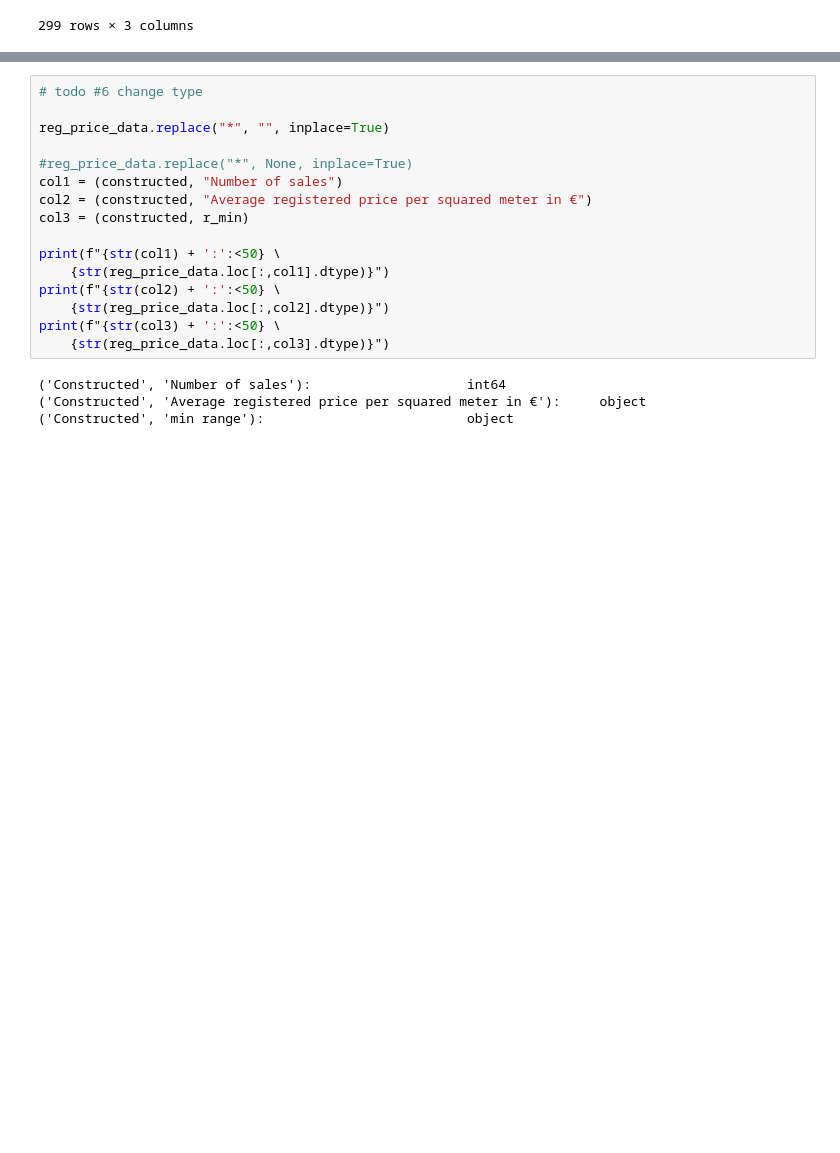
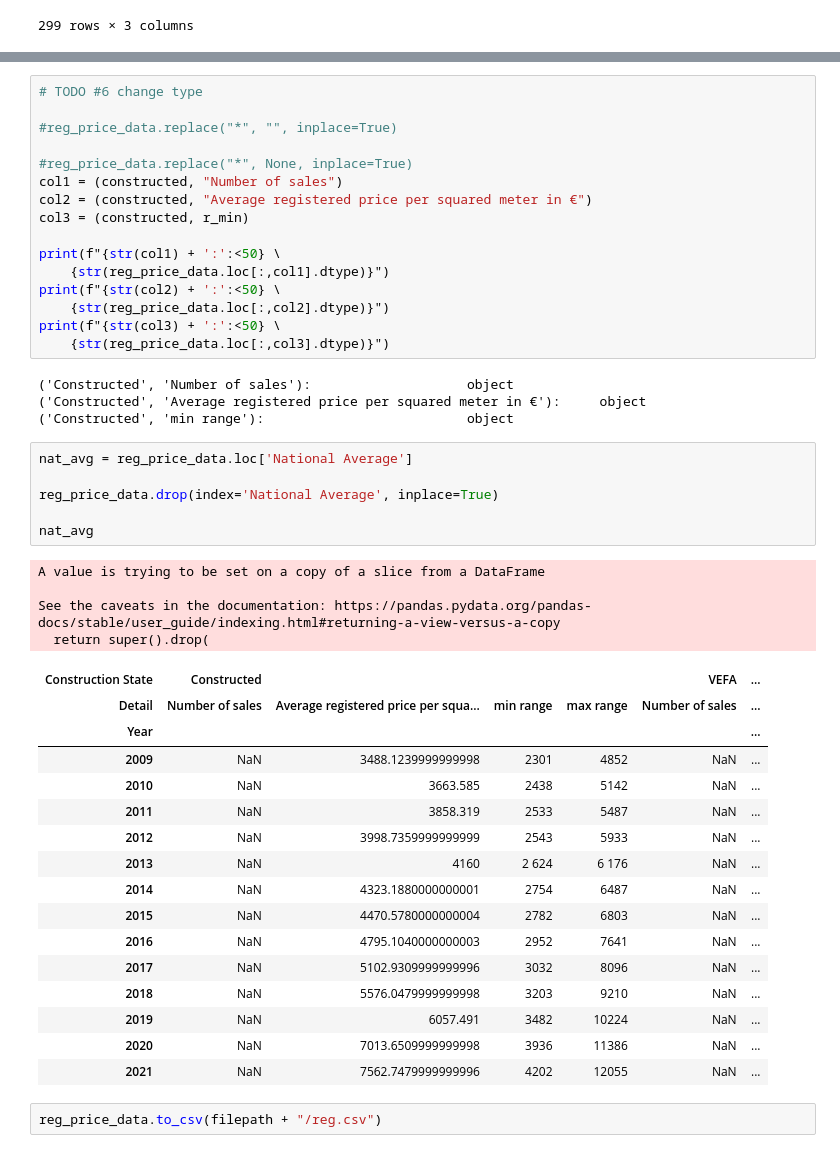
Before and after one commit to Dawreen/data-analytics-challenge, a Jupyter notebook: notebook_analysis.ipynb, the cells around one changed output, grey strips where cells are left out. Drawn from its saved outputs; the diff is of its cells as text; blank space fills up the shorter version.

```diff
--- a/notebook_analysis.ipynb
+++ b/notebook_analysis.ipynb
@@ -393,7 +328,7 @@ reg_price_data
 # %%
-# todo #6 change type
+# TODO #6 change type
 
-reg_price_data.replace("*", "", inplace=True)
+#reg_price_data.replace("*", "", inplace=True)
 
 #reg_price_data.replace("*", None, inplace=True)
 col1 = (constructed, "Number of sales")
@@ -407,6 +342,35 @@ print(f"{str(col2) + ':':<50} \
 print(f"{str(col3) + ':':<50} \
     {str(reg_price_data.loc[:,col3].dtype)}")
 # %% [output]
-('Constructed', 'Number of sales'):                    int64
+('Constructed', 'Number of sales'):                    object
 ('Constructed', 'Average registered price per squared meter in €'):     object
 ('Constructed', 'min range'):                          object
+# %%
+nat_avg = reg_price_data.loc['National Average']
+
+reg_price_data.drop(index='National Average', inplace=True)
+
+nat_avg
+# %% [output]
+A value is trying to be set on a copy of a slice from a DataFrame
+
+See the caveats in the documentation: https://pandas.pydata.org/pandas-docs/stable/user_guide/indexing.html#returning-a-view-versus-a-copy
+  return super().drop(
+| Construction State | Constructed |  |  |  | VEFA | ... |
+| Detail | Number of sales | Average registered price per squa... | min range | max range | Number of sales | ... |
+| Year |  |  |  |  |  | ... |
+| 2009 | NaN | 3488.1239999999998 | 2301 | 4852 | NaN | ... |
+| 2010 | NaN | 3663.585 | 2438 | 5142 | NaN | ... |
+| 2011 | NaN | 3858.319 | 2533 | 5487 | NaN | ... |
+| 2012 | NaN | 3998.7359999999999 | 2543 | 5933 | NaN | ... |
+| 2013 | NaN | 4160 | 2 624 | 6 176 | NaN | ... |
+| 2014 | NaN | 4323.1880000000001 | 2754 | 6487 | NaN | ... |
+| 2015 | NaN | 4470.5780000000004 | 2782 | 6803 | NaN | ... |
+| 2016 | NaN | 4795.1040000000003 | 2952 | 7641 | NaN | ... |
+| 2017 | NaN | 5102.9309999999996 | 3032 | 8096 | NaN | ... |
+| 2018 | NaN | 5576.0479999999998 | 3203 | 9210 | NaN | ... |
+| 2019 | NaN | 6057.491 | 3482 | 10224 | NaN | ... |
+| 2020 | NaN | 7013.6509999999998 | 3936 | 11386 | NaN | ... |
+| 2021 | NaN | 7562.7479999999996 | 4202 | 12055 | NaN | ... |
+# %%
+reg_price_data.to_csv(filepath + "/reg.csv")
```
Also changed, not shown: parts of 16 cells of this notebook.
